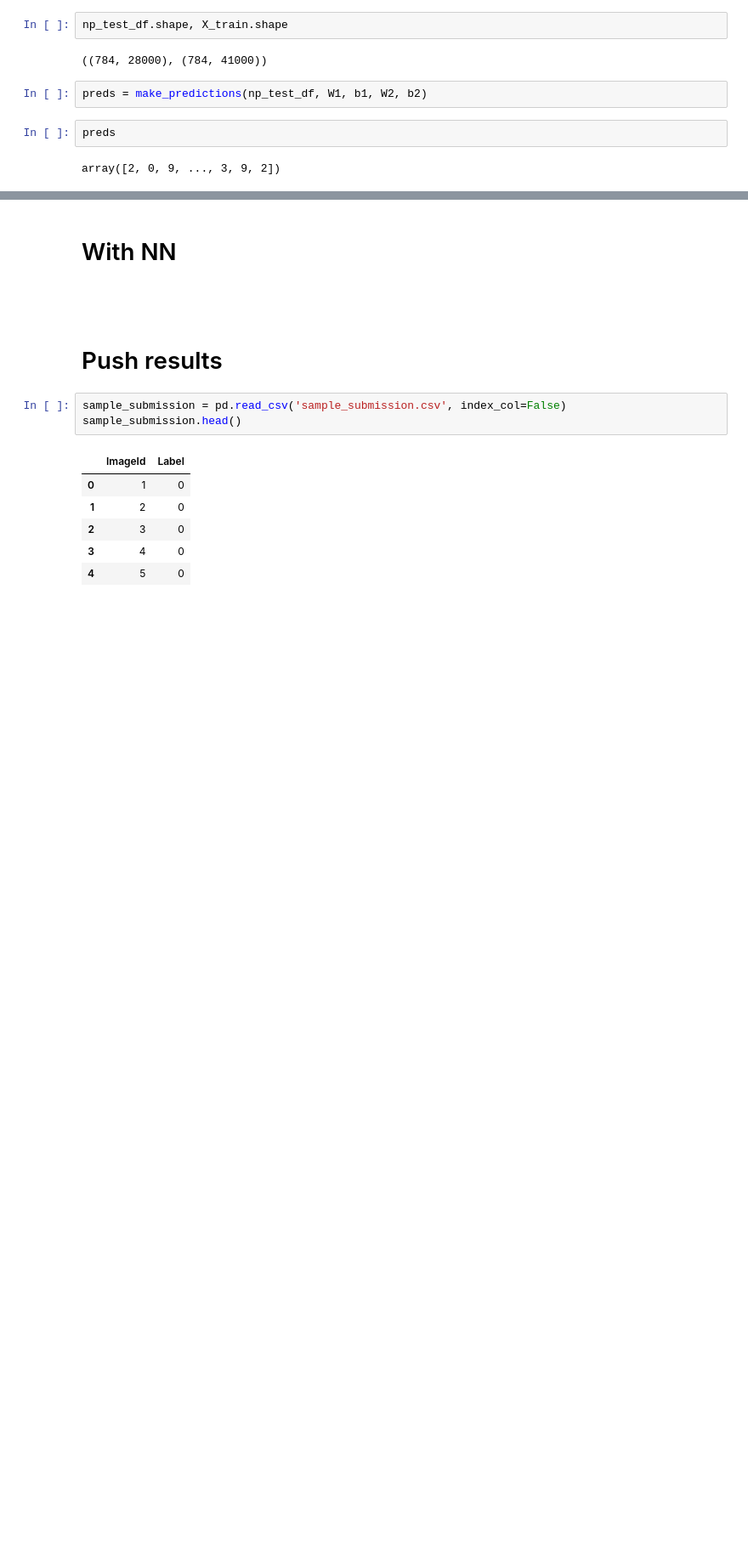
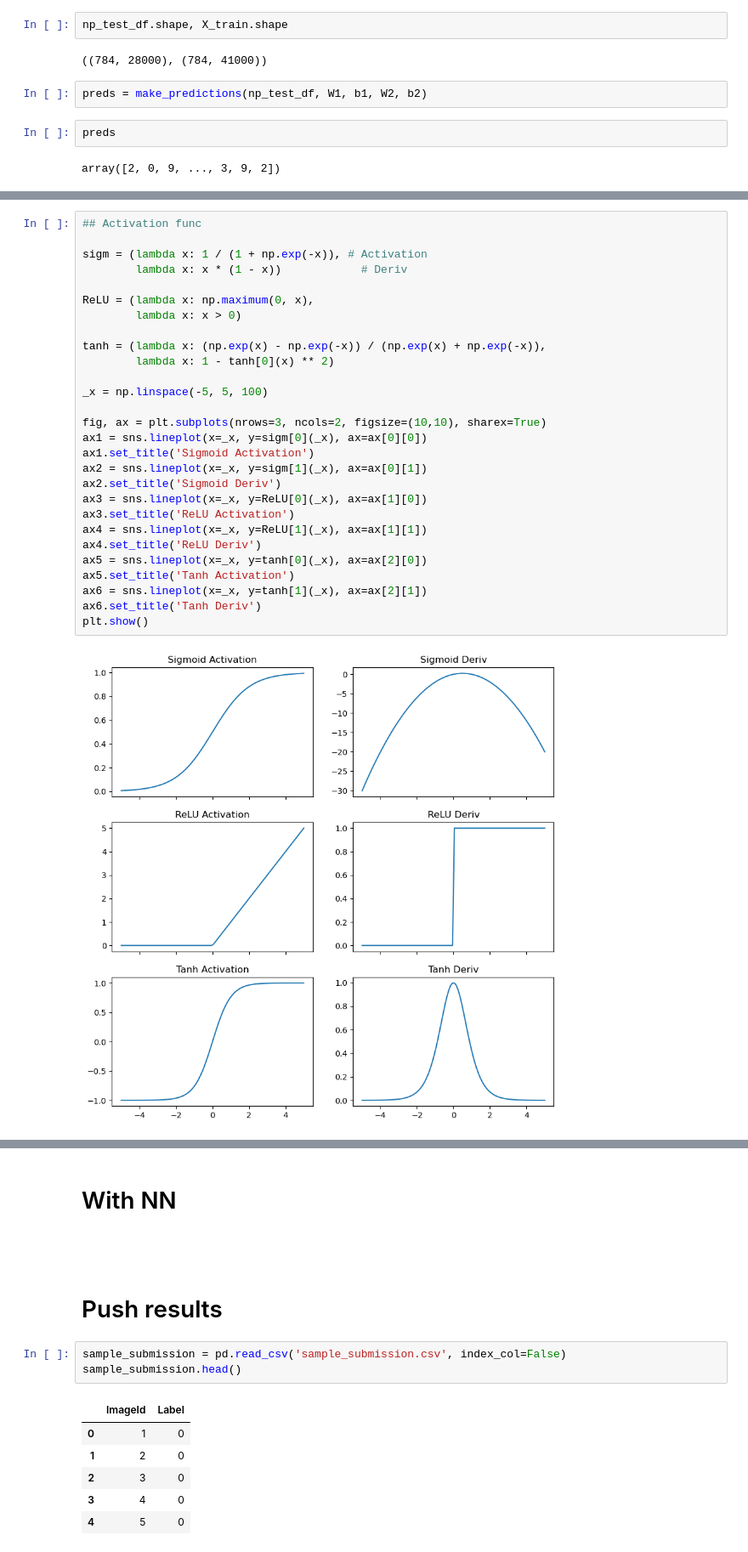
Before and after one commit to Manuelsierra95/data-science, a Jupyter notebook: Digit-Recognizer/Digit-Recognizer.ipynb, the cells around one changed output, grey strips where cells are left out. Shown at 85% size. Drawn from its saved outputs; the diff is of its cells as text; blank space fills up the shorter version.

```diff
--- a/Digit-Recognizer/Digit-Recognizer.ipynb
+++ b/Digit-Recognizer/Digit-Recognizer.ipynb
@@ -257,0 +284,30 @@ array([2, 0, 9, ..., 3, 9, 2])
+# %%
+## Activation func
+
+sigm = (lambda x: 1 / (1 + np.exp(-x)), # Activation
+        lambda x: x * (1 - x))            # Deriv
+
+ReLU = (lambda x: np.maximum(0, x),
+        lambda x: x > 0)
+
+tanh = (lambda x: (np.exp(x) - np.exp(-x)) / (np.exp(x) + np.exp(-x)),
+        lambda x: 1 - tanh[0](x) ** 2)
+
+_x = np.linspace(-5, 5, 100)
+
+fig, ax = plt.subplots(nrows=3, ncols=2, figsize=(10,10), sharex=True)
+ax1 = sns.lineplot(x=_x, y=sigm[0](_x), ax=ax[0][0])
+ax1.set_title('Sigmoid Activation')
+ax2 = sns.lineplot(x=_x, y=sigm[1](_x), ax=ax[0][1])
+ax2.set_title('Sigmoid Deriv')
+ax3 = sns.lineplot(x=_x, y=ReLU[0](_x), ax=ax[1][0])
+ax3.set_title('ReLU Activation')
+ax4 = sns.lineplot(x=_x, y=ReLU[1](_x), ax=ax[1][1])
+ax4.set_title('ReLU Deriv')
+ax5 = sns.lineplot(x=_x, y=tanh[0](_x), ax=ax[2][0])
+ax5.set_title('Tanh Activation')
+ax6 = sns.lineplot(x=_x, y=tanh[1](_x), ax=ax[2][1])
+ax6.set_title('Tanh Deriv')
+plt.show()
+# %% [output]
+[figure, added]
```
Also changed, not shown: parts of 16 cells of this notebook, 3 other files.
